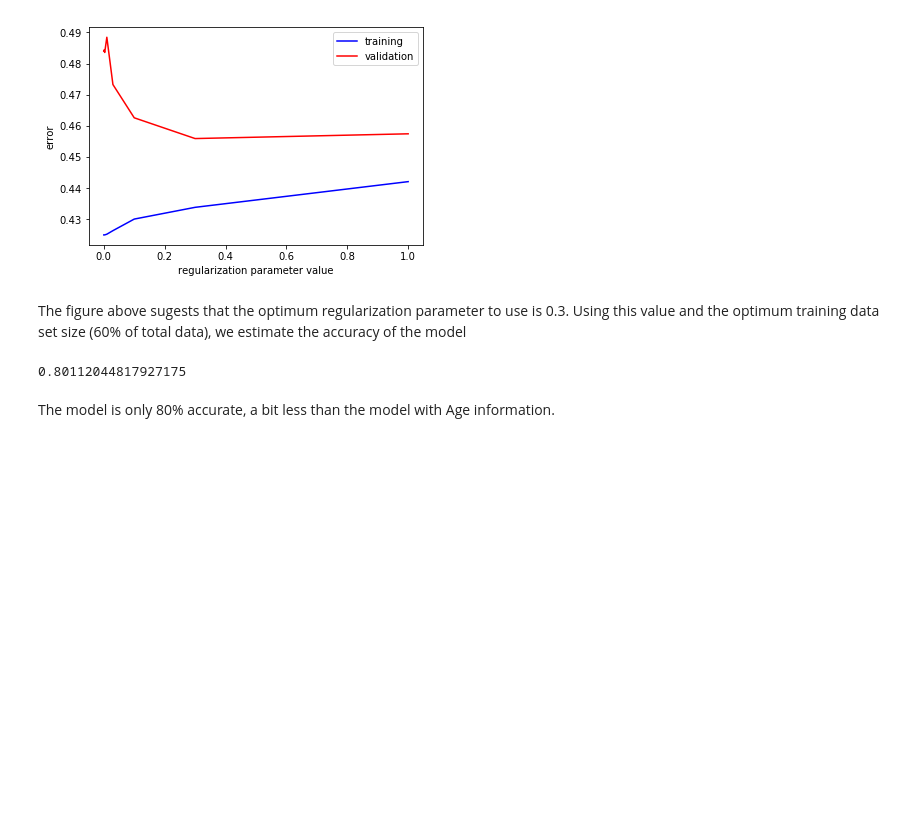
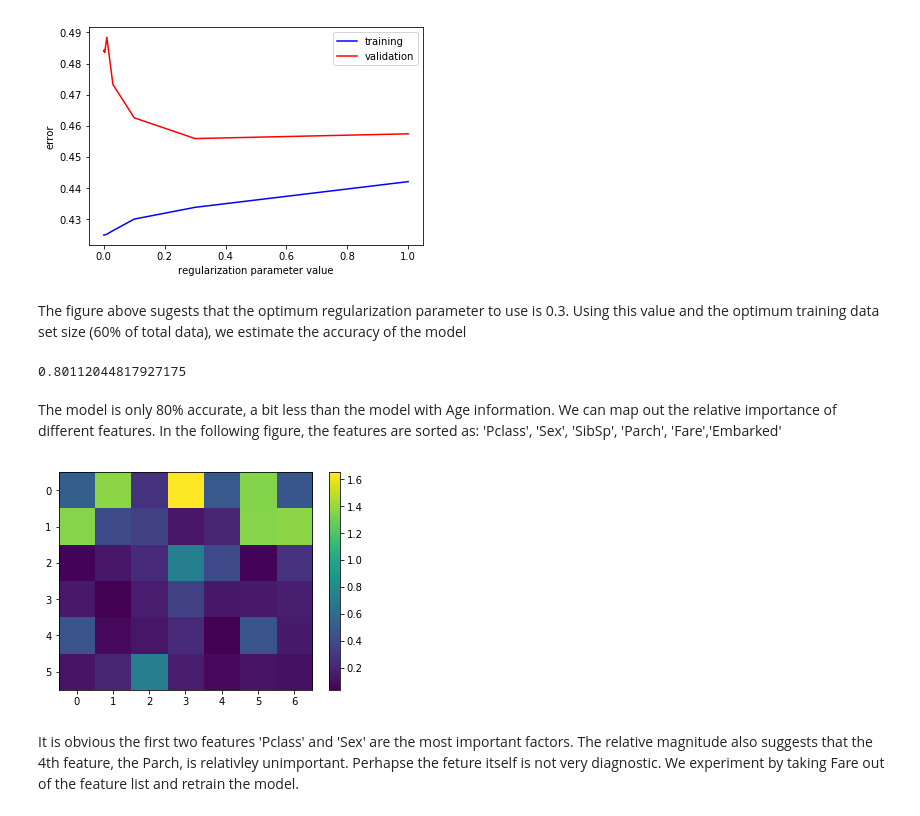
Before and after one commit to badGarnet/titanic_survive, a Jupyter notebook: LG notes.ipynb, the cells around one changed output. Saved outputs shown, nothing was run; the diff lists cells and outputs as text; code cells hidden in the pictures; blank space fills up the shorter version.

Commit message:
with or without age notes
performed analysis on models with age as an input and models without age
as an input.

```diff
--- a/LG notes.ipynb
+++ b/LG notes.ipynb
@@ -241,4 +247,12 @@ yvad_predict[yvad_predict <= 0.5] = 0
 # %% [output]
 0.80112044817927175
 # %% [markdown]
-The model is only 80% accurate, a bit less than the model with Age information.
+The model is only 80% accurate, a bit less than the model with Age information. We can map out the relative importance of different features. In the following figure, the features are sorted as: 'Pclass', 'Sex', 'SibSp', 'Parch', 'Fare','Embarked'
+# %%
+plt.imshow(np.abs(theta.reshape(6, 7)))
+plt.colorbar()
+plt.show()
+# %% [output]
+[figure, added]
+# %% [markdown]
+It is obvious the first two features 'Pclass' and 'Sex' are the most important factors. The relative magnitude also suggests that the 4th feature, the Parch, is relativley unimportant. Perhapse the feture itself is not very diagnostic. We experiment by taking Fare out of the feature list and retrain the model.
```
Also changed, not shown: parts of 7 cells of this notebook.
